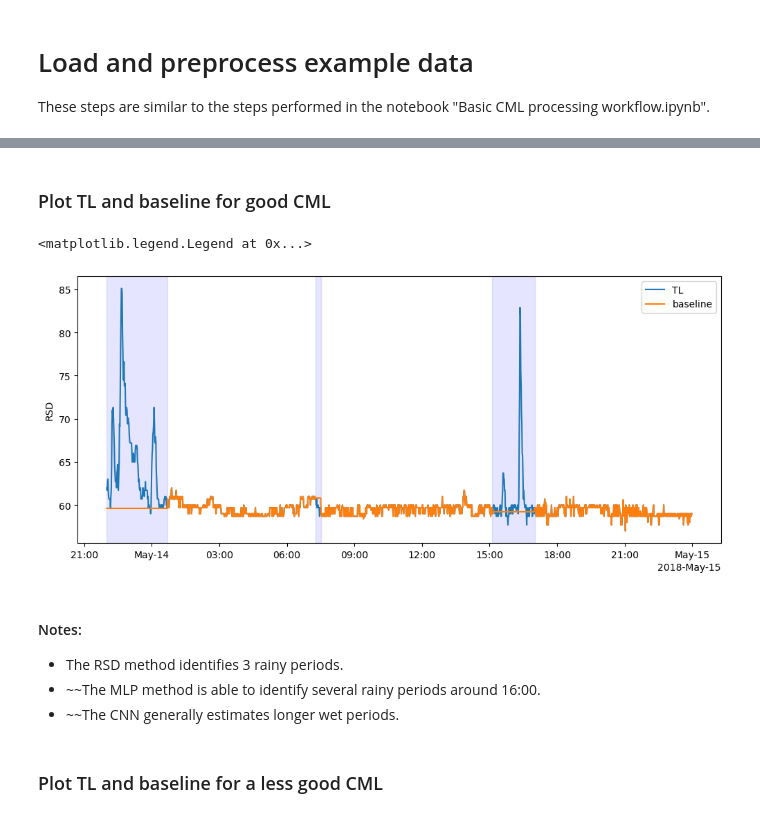
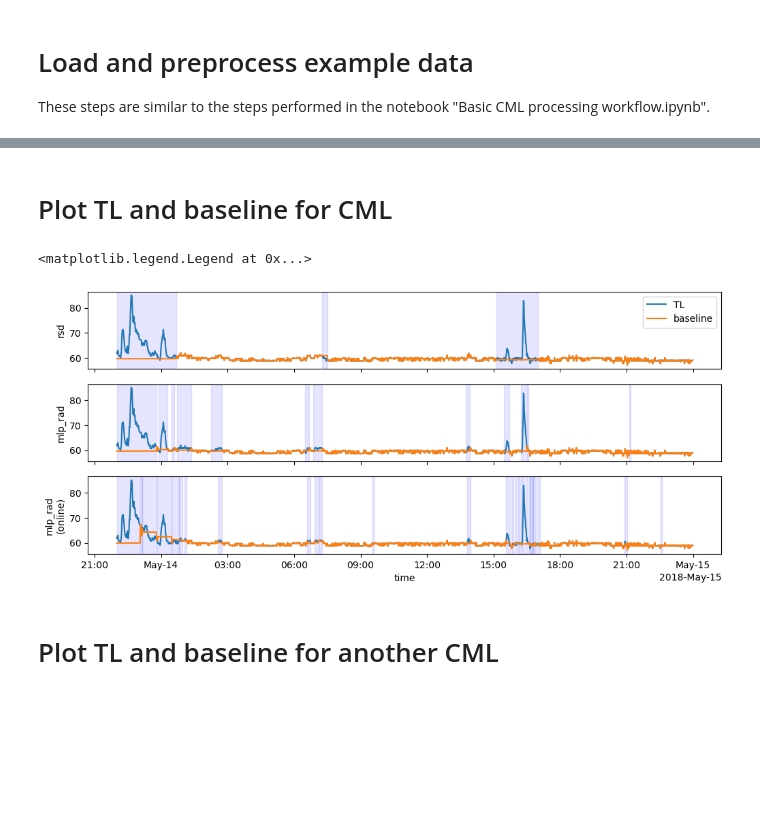
Before and after one commit to pycomlink/pycomlink, a Jupyter notebook: notebooks/Rain event detection methods.ipynb, the cells around one changed output, grey strips where cells are left out. Cells and saved outputs as stored; diff of their text form; code cells hidden in the pictures; blank space fills up the shorter version.

```diff
--- a/notebooks/Rain event detection methods.ipynb
+++ b/notebooks/Rain event detection methods.ipynb
@@ -43,45 +88,75 @@ cmls['baseline_rsd'] = pycml.processing.baseline.baseline_constant(trsl=cmls.tl,
 # %% [markdown]
-### Plot TL and baseline for good CML
+# Plot TL and baseline for CML
 # %%
 start = '2018-05-13T22'
 end = '2018-05-14'
 cml_plot = cmls.sel(time = slice(start, end)).isel(cml_id = 0, channel_id = 0)
 
 # convert float to bool for plotting the shaded areas
 cml_plot['wet_rsd'] = cml_plot.fillna(0).wet_rsd.astype(bool)
+cml_plot['wet_mlp_rad'] = cml_plot.fillna(0).wet_mlp_rad.astype(bool)
+cml_plot['wet_mlp_rad_online'] = cml_plot.fillna(0).wet_mlp_rad_online.astype(bool)
 
-fig, ax = plt.subplots(figsize=(12,5), sharex=True)
-cml_plot.tl.plot.line(x='time', ax=ax, label = 'TL');
+fig, axs = plt.subplots(3, 1, figsize=(12,5), sharex=True)
+cml_plot.tl.plot.line(x='time', ax=axs[0], label = 'TL');
+cml_plot.tl.plot.line(x='time', ax=axs[1], label = 'TL');
+cml_plot.tl.plot.line(x='time', ax=axs[2], label = 'TL');
 
 # shaded rsd
 cml_plot['wet_rsd'][0] = 0
 cml_plot['wet_rsd'][-1] = 0
 wet_start = np.roll(cml_plot.wet_rsd, -1) & ~cml_plot.wet_rsd
 wet_end = np.roll(cml_plot.wet_rsd, 1) & ~cml_plot.wet_rsd
 for wet_start_i, wet_end_i in zip(
-    wet_start.values.nonzero()[0],
-    wet_end.values.nonzero()[0],
+    wet_start.data.nonzero()[0],
+    wet_end.data.nonzero()[0],
 ):
-    ax.axvspan(cml_plot.time.values[wet_start_i], cml_plot.time.values[wet_end_i], color='b', alpha=0.1)
+    axs[0].axvspan(cml_plot.time.data[wet_start_i], cml_plot.time.data[wet_end_i], color='b', alpha=0.1)
 
-cml_plot.baseline_rsd.plot.line(x='time', ax=ax, label ='baseline');
+# shaded mlp_rad
+cml_plot['wet_mlp_rad'][0] = 0
+cml_plot['wet_mlp_rad'][-1] = 0
+wet_start = np.roll(cml_plot.wet_mlp_rad, -1) & ~cml_plot.wet_mlp_rad
+wet_end = np.roll(cml_plot.wet_mlp_rad, 1) & ~cml_plot.wet_mlp_rad
+for wet_start_i, wet_end_i in zip(
+    wet_start.data.nonzero()[0],
+    wet_end.data.nonzero()[0],
+):
+    axs[1].axvspan(cml_plot.time.data[wet_start_i], cml_plot.time.data[wet_end_i], color='b', alpha=0.1)
 
-ax.set_title('');
-ax.set_xlabel('')
-ax.set_ylabel('RSD')
+# shaded mlp rad online
+cml_plot['wet_mlp_rad_online'][0] = 0
+cml_plot['wet_mlp_rad_online'][-1] = 0
+wet_start = np.roll(cml_plot.wet_mlp_rad_online, -1) & ~cml_plot.wet_mlp_rad_online
+wet_end = np.roll(cml_plot.wet_mlp_rad_online, 1) & ~cml_plot.wet_mlp_rad_online
+for wet_start_i, wet_end_i in zip(
+    wet_start.data.nonzero()[0],
+    wet_end.data.nonzero()[0],
+):
+    axs[2].axvspan(cml_plot.time.data[wet_start_i], cml_plot.time.data[wet_end_i], color='b', alpha=0.1)
 
-ax.legend(loc = 'upper right')
+
+
+cml_plot.baseline_rsd.plot.line(x='time', ax=axs[0], label ='baseline');
+cml_plot.baseline_mlp_rad.plot.line(x='time', ax=axs[1], label ='baseline');
+cml_plot.baseline_mlp_rad_online.plot.line(x='time', ax=axs[2], label ='baseline');
+
+axs[0].set_title('');
+axs[0].set_xlabel('')
+axs[1].set_title('');
+axs[1].set_xlabel('')
+axs[2].set_title('');
+
+axs[0].set_ylabel('rsd')
+axs[1].set_ylabel('mlp_rad')
+axs[2].set_ylabel('mlp_rad\n(online)')
+
+axs[0].legend(loc = 'upper right')
 # %% [output]
 <matplotlib.legend.Legend at 0x...>
-[figure, old version]
+[figure, new version]
-# %% [markdown]
-#### Notes:
-
-- The RSD method identifies 3 rainy periods.
-- ~~The MLP method is able to identify several rainy periods around 16:00.
-- ~~The CNN generally estimates longer wet periods.
 # %% [markdown]
-### Plot TL and baseline for a less good CML
+# Plot TL and baseline for another CML
 # %%
 start = '2018-05-15T22'
 end = '2018-05-16T12'
```
Also changed, not shown: parts of 8 cells of this notebook, 10 other files.
